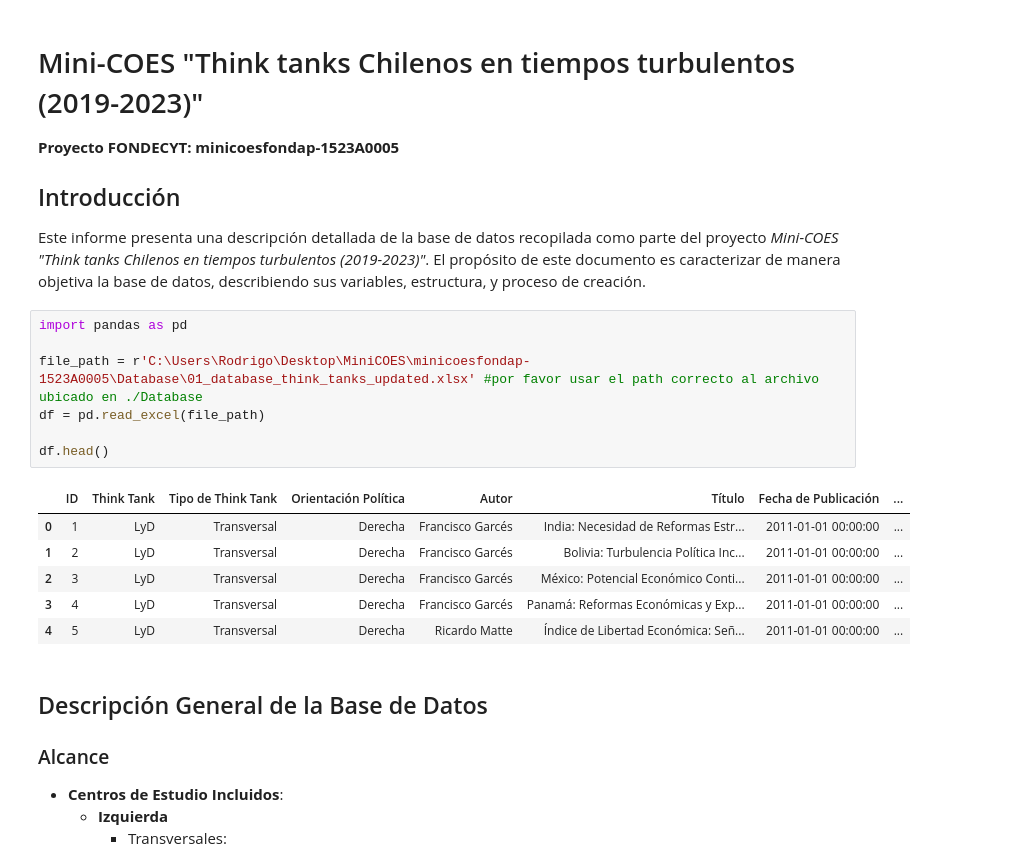
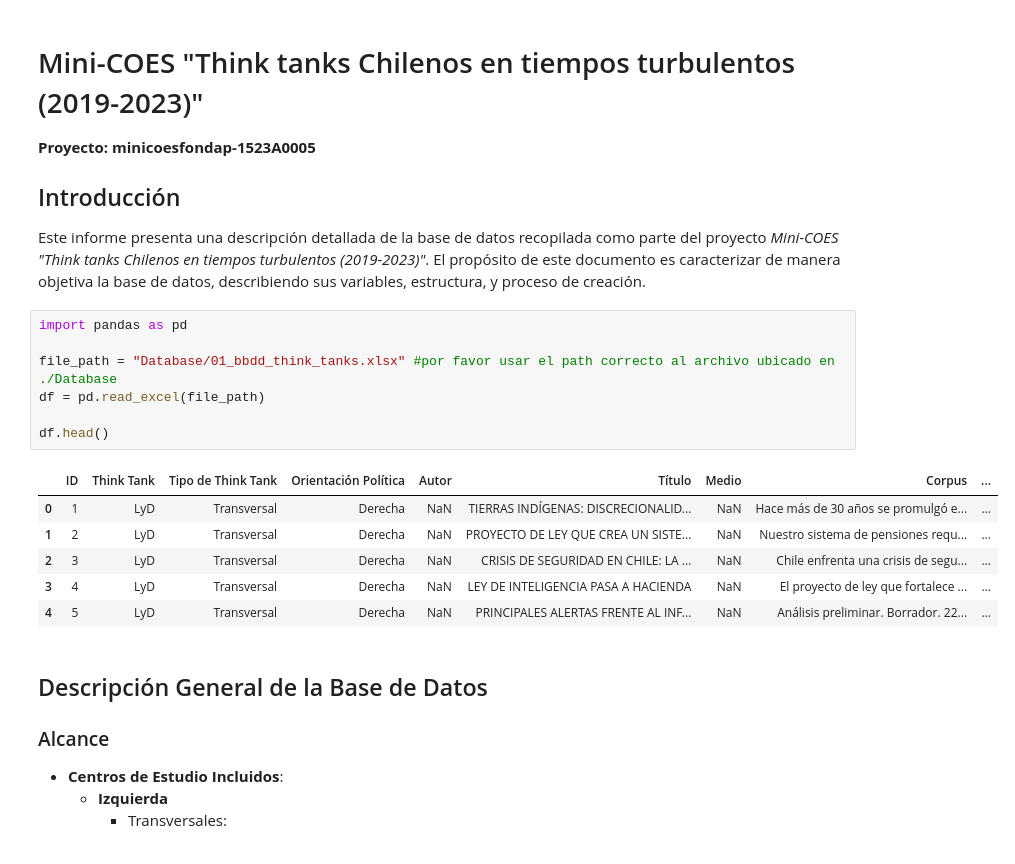
Before and after one commit to RodrigoMolinaAvila/minicoesfondap-1523A0005, a Jupyter notebook: Informe_Extración.ipynb, the cells around one changed output. Saved outputs shown, nothing was run; the diff lists cells and outputs as text.

```diff
--- a/Informe_Extración.ipynb
+++ b/Informe_Extración.ipynb
@@ -1,6 +1,6 @@
 # %% [markdown]
 # Mini-COES "Think tanks Chilenos en tiempos turbulentos (2019-2023)"
-**Proyecto FONDECYT: minicoesfondap-1523A0005**
+**Proyecto: minicoesfondap-1523A0005**
 
 ## Introducción
 Este informe presenta una descripción detallada de la base de datos recopilada como parte del proyecto *Mini-COES "Think tanks Chilenos en tiempos turbulentos (2019-2023)"*.
@@ -8,17 +8,17 @@ El propósito de este documento es caracterizar de manera objetiva la base de da
 # %%
 import pandas as pd
 
-file_path = r'C:\Users\Rodrigo\Desktop\MiniCOES\minicoesfondap-1523A0005\Database\01_database_think_tanks_updated.xlsx' #por favor usar el path correcto al archivo ubicado en ./Database
+file_path = "Database/01_bbdd_think_tanks.xlsx" #por favor usar el path correcto al archivo ubicado en ./Database
 df = pd.read_excel(file_path)
 
 df.head()
 # %% [output]
-|  | ID | Think Tank | Tipo de Think Tank | Orientación Política | Autor | Título | Fecha de Publicación | ... |
-| 0 | 1 | LyD | Transversal | Derecha | Francisco Garcés | India: Necesidad de Reformas Estr... | 2011-01-01 00:00:00 | ... |
-| 1 | 2 | LyD | Transversal | Derecha | Francisco Garcés | Bolivia: Turbulencia Política Inc... | 2011-01-01 00:00:00 | ... |
-| 2 | 3 | LyD | Transversal | Derecha | Francisco Garcés | México: Potencial Económico Conti... | 2011-01-01 00:00:00 | ... |
-| 3 | 4 | LyD | Transversal | Derecha | Francisco Garcés | Panamá: Reformas Económicas y Exp... | 2011-01-01 00:00:00 | ... |
-| 4 | 5 | LyD | Transversal | Derecha | Ricardo Matte | Índice de Libertad Económica: Señ... | 2011-01-01 00:00:00 | ... |
+|  | ID | Think Tank | Tipo de Think Tank | Orientación Política | Autor | Título | Medio | Corpus | ... |
+| 0 | 1 | LyD | Transversal | Derecha | NaN | TIERRAS INDÍGENAS: DISCRECIONALID... | NaN | Hace más de 30 años se promulgó e... | ... |
+| 1 | 2 | LyD | Transversal | Derecha | NaN | PROYECTO DE LEY QUE CREA UN SISTE... | NaN | Nuestro sistema de pensiones requ... | ... |
+| 2 | 3 | LyD | Transversal | Derecha | NaN | CRISIS DE SEGURIDAD EN CHILE: LA ... | NaN | Chile enfrenta una crisis de segu... | ... |
+| 3 | 4 | LyD | Transversal | Derecha | NaN | LEY DE INTELIGENCIA PASA A HACIENDA | NaN | El proyecto de ley que fortalece ... | ... |
+| 4 | 5 | LyD | Transversal | Derecha | NaN | PRINCIPALES ALERTAS FRENTE AL INF... | NaN | Análisis preliminar. Borrador. 22... | ... |
 # %% [markdown]
 ## Descripción General de la Base de Datos
 
```
Also changed, not shown: 6 other files.
